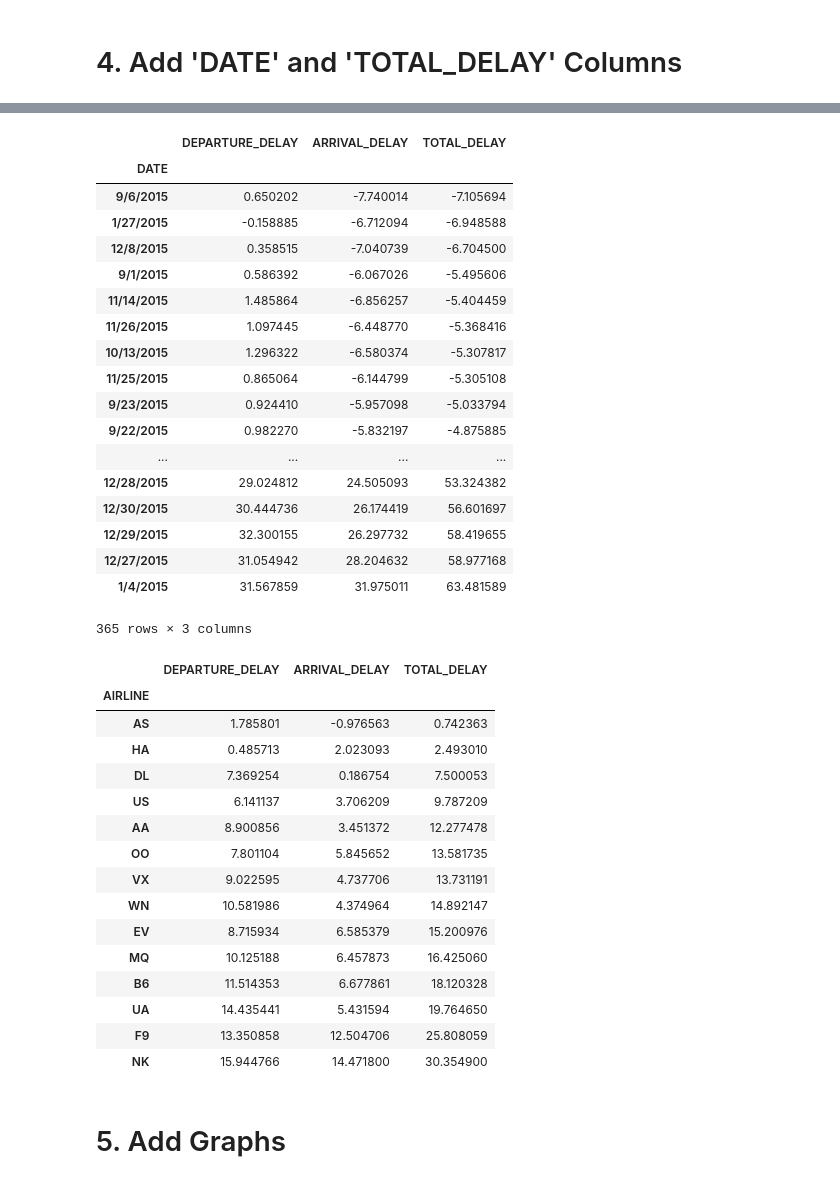
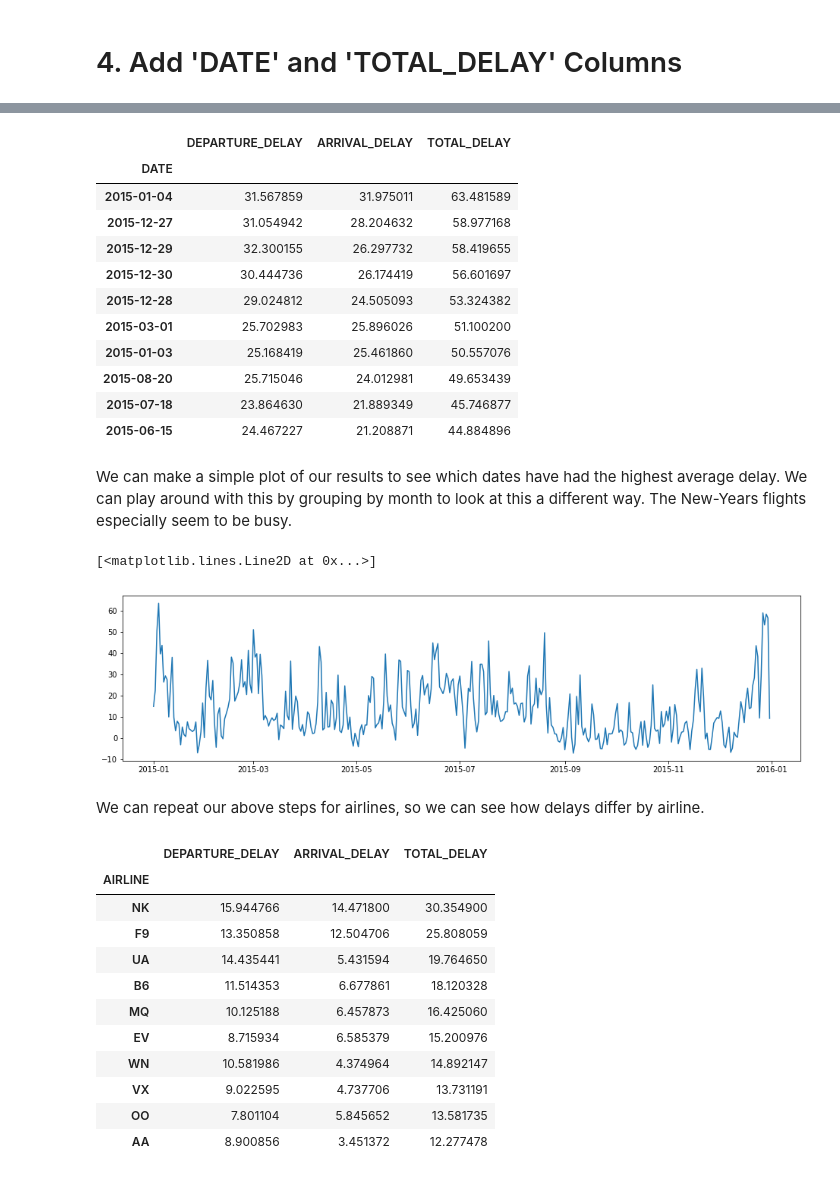
Before and after one commit to VandyHacks/datascience-beginners, a Jupyter notebook: Tutorial.ipynb, the cells around one changed output, grey strips where cells are left out. Saved outputs shown, nothing was run; the diff lists cells and outputs as text; code cells hidden in the pictures.

```diff
--- a/Tutorial.ipynb
+++ b/Tutorial.ipynb
@@ -43,0 +37,6 @@ Dimensions: 5819079 rows, 31 cols
+# %%
+flights = pd.read_csv('https://s3.amazonaws.com/vandyhacks/datascience/flights/flights.csv') # Load the csv from our s3 bucket
+# This might take a while since the file is about 500mb big
+
+print("Dimensions: {r} rows, {c} cols".format(r=flights.shape[0], c=flights.shape[1]))
+flights.head()
@@ -74,49 +102,47 @@ Dimensions: 5819079 rows, 25 cols
 # %%
-flights['DATE'] = flights['MONTH'].astype(str) + '/' + flights['DAY'].astype(str) + '/' + flights['YEAR'].astype(str)
-flights['TOTAL_DELAY'] = flights['DEPARTURE_DELAY'].astype(float) + flights['ARRIVAL_DELAY'].astype(float)
+flights['DATE'] = pd.to_datetime(flights[['MONTH', 'DAY','YEAR']]) # We use a special case of to_datetime(): assemble the datetime by inferring from a DataFrame subset
+
+flights['TOTAL_DELAY'] = flights['DEPARTURE_DELAY'].astype(float) + flights['ARRIVAL_DELAY'].astype(float) # Get total delay of flights
+
 avg_delay_date = pd.DataFrame(flights.groupby('DATE').mean(), columns=['DEPARTURE_DELAY', 'ARRIVAL_DELAY', 'TOTAL_DELAY']) #average delay per day
-display(avg_delay_date.sort_values(by='TOTAL_DELAY'))
+
+avg_delay_date.sort_values(by='TOTAL_DELAY', ascending=False).head(10) # Show dates with highest average total delay
 # %% [output]
 |  | DEPARTURE_DELAY | ARRIVAL_DELAY | TOTAL_DELAY |
 | DATE |  |  |  |
-| 9/6/2015 | 0.650202 | -7.740014 | -7.105694 |
-| 1/27/2015 | -0.158885 | -6.712094 | -6.948588 |
-| 12/8/2015 | 0.358515 | -7.040739 | -6.704500 |
-| 9/1/2015 | 0.586392 | -6.067026 | -5.495606 |
-| 11/14/2015 | 1.485864 | -6.856257 | -5.404459 |
-| 11/26/2015 | 1.097445 | -6.448770 | -5.368416 |
-| 10/13/2015 | 1.296322 | -6.580374 | -5.307817 |
-| 11/25/2015 | 0.865064 | -6.144799 | -5.305108 |
-| 9/23/2015 | 0.924410 | -5.957098 | -5.033794 |
-| 9/22/2015 | 0.982270 | -5.832197 | -4.875885 |
-| ... | ... | ... | ... |
-| 12/28/2015 | 29.024812 | 24.505093 | 53.324382 |
-| 12/30/2015 | 30.444736 | 26.174419 | 56.601697 |
-| 12/29/2015 | 32.300155 | 26.297732 | 58.419655 |
-| 12/27/2015 | 31.054942 | 28.204632 | 58.977168 |
-| 1/4/2015 | 31.567859 | 31.975011 | 63.481589 |
+| 2015-01-04 | 31.567859 | 31.975011 | 63.481589 |
+| 2015-12-27 | 31.054942 | 28.204632 | 58.977168 |
+| 2015-12-29 | 32.300155 | 26.297732 | 58.419655 |
+| 2015-12-30 | 30.444736 | 26.174419 | 56.601697 |
+| 2015-12-28 | 29.024812 | 24.505093 | 53.324382 |
+| 2015-03-01 | 25.702983 | 25.896026 | 51.100200 |
+| 2015-01-03 | 25.168419 | 25.461860 | 50.557076 |
+| 2015-08-20 | 25.715046 | 24.012981 | 49.653439 |
+| 2015-07-18 | 23.864630 | 21.889349 | 45.746877 |
+| 2015-06-15 | 24.467227 | 21.208871 | 44.884896 |
-365 rows × 3 columns
+# %% [markdown]
+We can make a simple plot of our results to see which dates have had the highest average delay. We can play around with this by grouping by month to look at this a different way. The New-Years flights especially seem to be busy.
+# %%
+plt.figure(figsize=(16,4)) # Specifies figure size (optional line)
+plt.plot(avg_delay_date.index, avg_delay_date['TOTAL_DELAY']) # Plotting by total_delay over dates
+# %% [output]
+[<matplotlib.lines.Line2D at 0x...>]
+[figure, added]
+# %% [markdown]
+We can repeat our above steps for airlines, so we can see how delays differ by airline.
 # %%
-airlines = pd.read_csv('./airlines.csv')
 avg_delay_airline = pd.DataFrame(flights.groupby('AIRLINE').mean(), columns=['DEPARTURE_DELAY', 'ARRIVAL_DELAY', 'TOTAL_DELAY']) #average delay per airline
-
-display(avg_delay_airline.sort_values(by=['TOTAL_DELAY']))
+avg_delay_airline.sort_values(by=['TOTAL_DELAY'], ascending=False).head(10)
 # %% [output]
 |  | DEPARTURE_DELAY | ARRIVAL_DELAY | TOTAL_DELAY |
 | AIRLINE |  |  |  |
-| AS | 1.785801 | -0.976563 | 0.742363 |
-| HA | 0.485713 | 2.023093 | 2.493010 |
-| DL | 7.369254 | 0.186754 | 7.500053 |
-| US | 6.141137 | 3.706209 | 9.787209 |
+| NK | 15.944766 | 14.471800 | 30.354900 |
+| F9 | 13.350858 | 12.504706 | 25.808059 |
+| UA | 14.435441 | 5.431594 | 19.764650 |
+| B6 | 11.514353 | 6.677861 | 18.120328 |
+| MQ | 10.125188 | 6.457873 | 16.425060 |
+| EV | 8.715934 | 6.585379 | 15.200976 |
+| WN | 10.581986 | 4.374964 | 14.892147 |
+| VX | 9.022595 | 4.737706 | 13.731191 |
+| OO | 7.801104 | 5.845652 | 13.581735 |
 | AA | 8.900856 | 3.451372 | 12.277478 |
-| OO | 7.801104 | 5.845652 | 13.581735 |
-| VX | 9.022595 | 4.737706 | 13.731191 |
-| WN | 10.581986 | 4.374964 | 14.892147 |
-| EV | 8.715934 | 6.585379 | 15.200976 |
-| MQ | 10.125188 | 6.457873 | 16.425060 |
-| B6 | 11.514353 | 6.677861 | 18.120328 |
-| UA | 14.435441 | 5.431594 | 19.764650 |
-| F9 | 13.350858 | 12.504706 | 25.808059 |
-| NK | 15.944766 | 14.471800 | 30.354900 |
-# %% [markdown]
-# 5. Add Graphs
```
Also changed, not shown: parts of 20 cells of this notebook.
